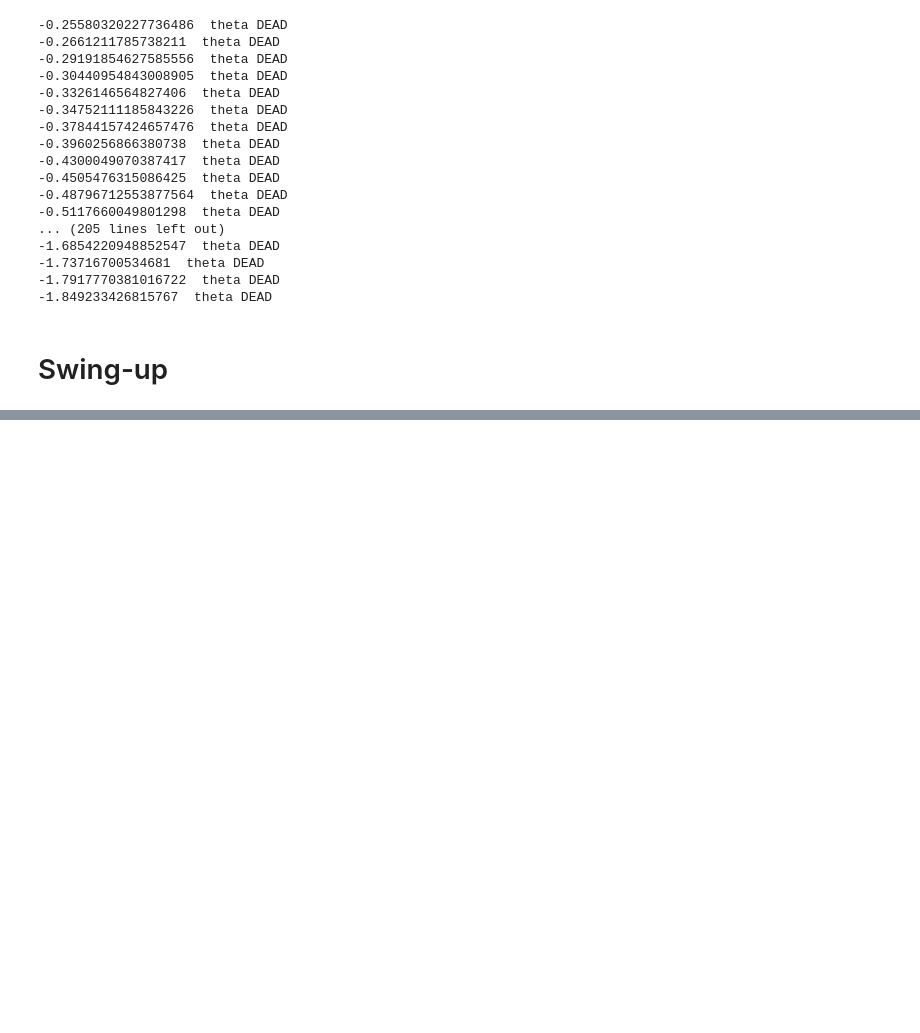
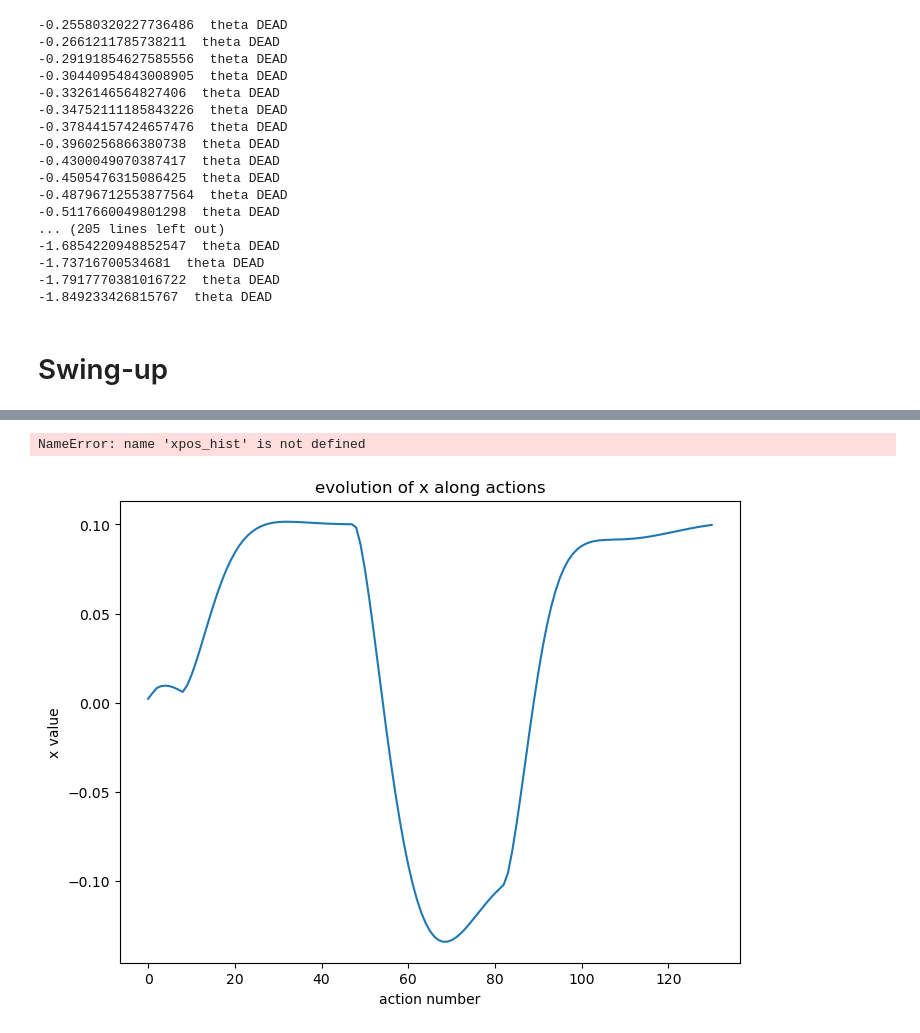
Before and after one commit to Meltout/learning-pendulum-swingup, a Jupyter notebook: notebook_trial.ipynb, the cells around one changed output, grey strips where cells are left out. Saved outputs shown, nothing was run; the diff lists cells and outputs as text; code cells hidden in the pictures; blank space fills up the shorter version.

Commit message:
successful swing ; optimizing to imitate human movement ; swing then balance (to enhance)

```diff
--- a/notebook_trial.ipynb
+++ b/notebook_trial.ipynb
@@ -561,0 +590,50 @@ print(action_hist)
+# %%
+with open('xpos_hist.txt', 'w') as file:
+    for item in xpos_hist:
+        file.write(f"{item}\n")  # Write each item on a new line
+# %% [output]
+NameError: name 'xpos_hist' is not defined
+# %%
+with open('theta_hist.txt', 'w') as file:
+    for item in theta_hist:
+        file.write(f"{item}\n")  # Write each item on a new line
+# %%
+with open('action_hist.txt', 'w') as file:
+    for item in action_hist:
+        file.write(f"{item}\n")  # Write each item on a new line
+# %%
+with open('xpos_hist.txt', 'r') as file:
+    xpos_list = [float(line.strip()) for line in file]
+
+with open('theta_hist.txt', 'r') as file:
+    theta_list = [float(line.strip()) for line in file]
+
+with open('action_hist.txt', 'r') as file:
+    action_list = [float(line.strip()) for line in file]
+# %%
+xdot_list =[]
+thetadot_list = []
+xlistbis = []
+thetalistbis=[]
+env = EnvRealistic(TIME_HORIZON=1000,swing = True)
+time.sleep(2)
+for t in range(131):
+    state, dead, truncated = env.step(action_list[t])
+    xdot_list.append(state[1])
+    thetadot_list.append(state[3])
+
+    xlistbis.append(state[0])
+    thetalistbis.append(state[2])
+
+    time.sleep(0.05)
+# %%
+import matplotlib.pyplot as plt
+
+plt.figure(figsize=(8,6))
+plt.plot(np.arange(len(xlistbis)),xlistbis)
+plt.xlabel('action number')
+plt.ylabel('x value')
+plt.title('evolution of x along actions')
+plt.show()
+# %% [output]
+[figure, added]
```
Also changed, not shown: parts of 17 cells of this notebook, 7 other files.
